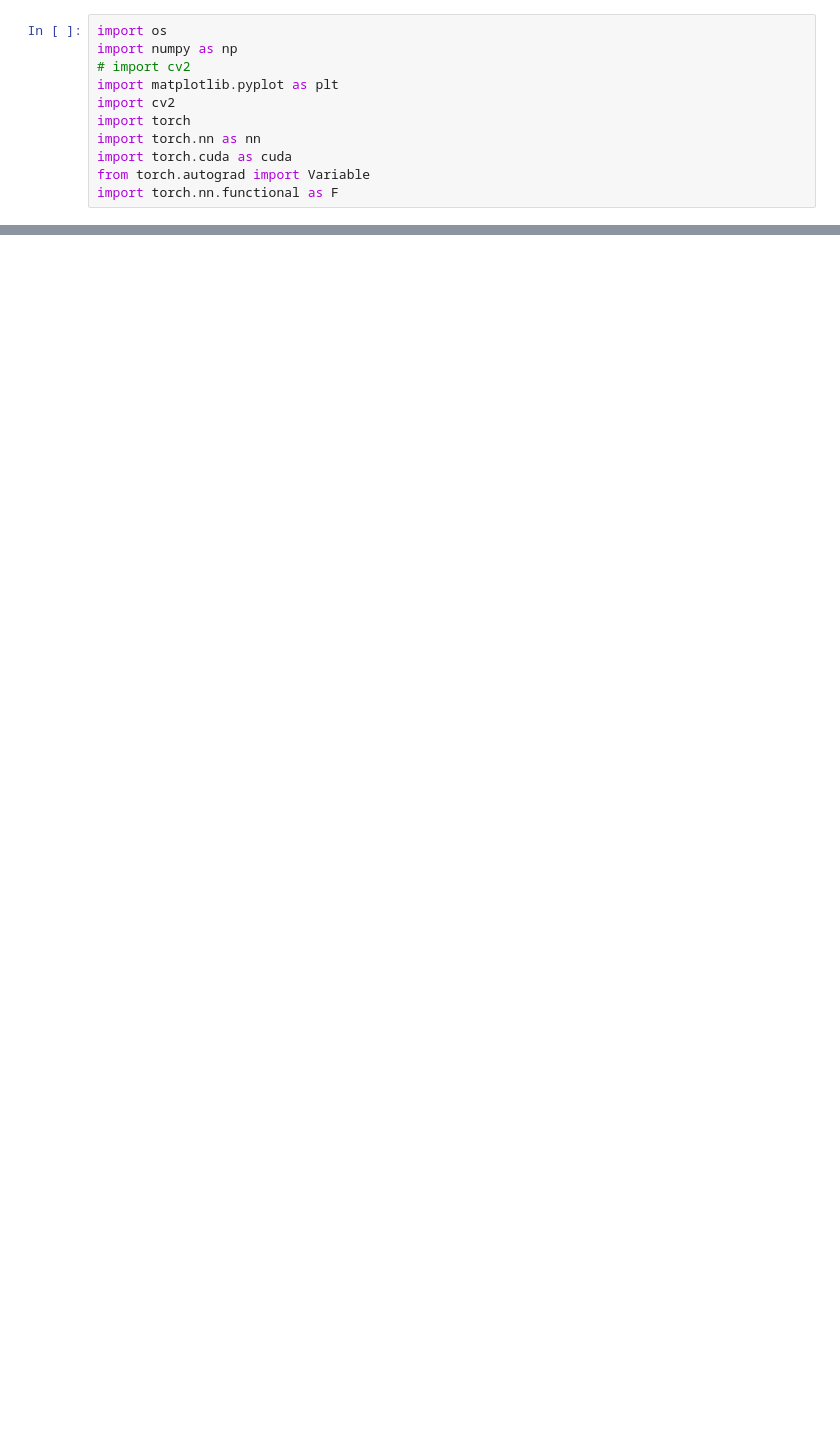
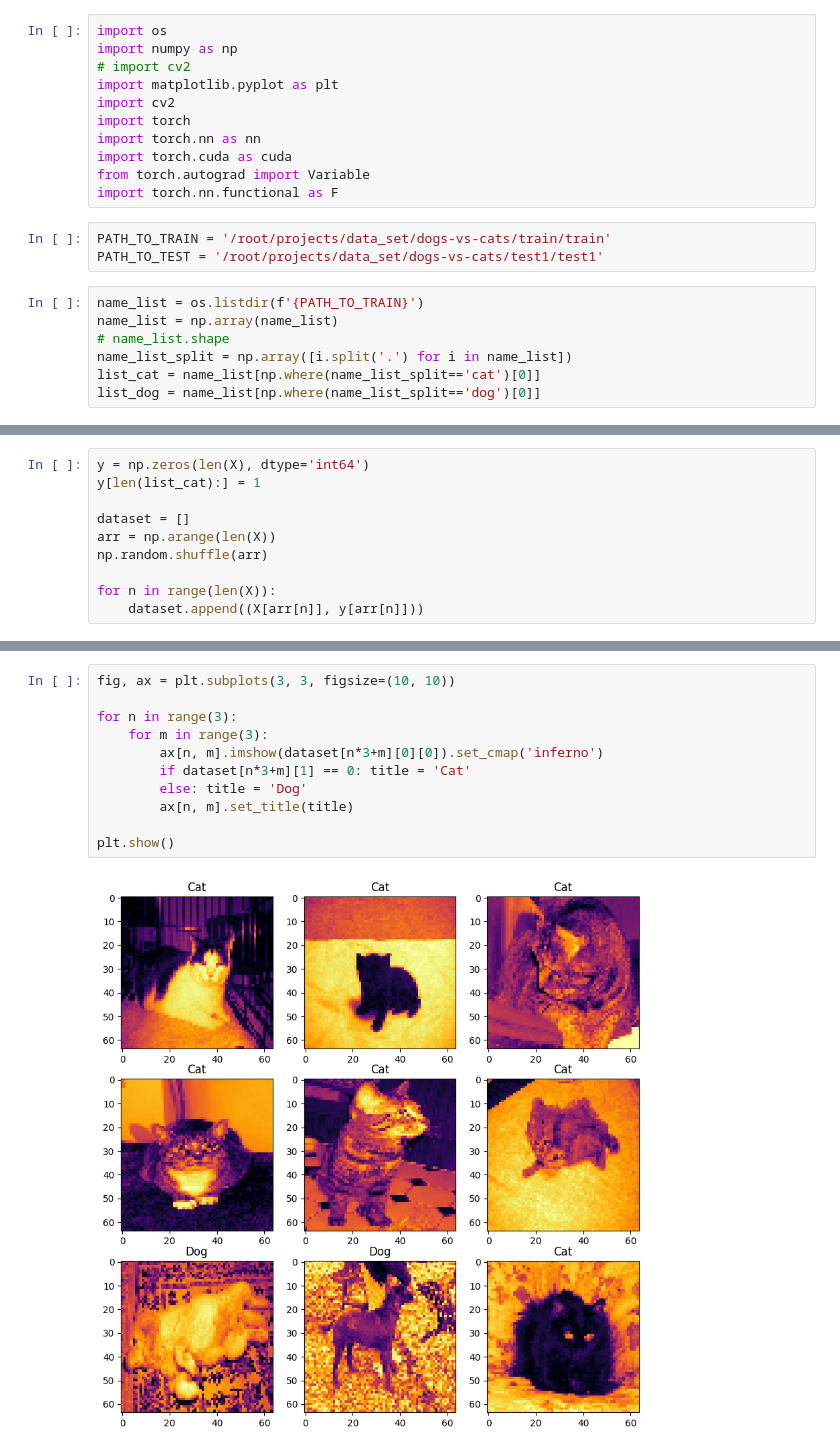
Before and after one commit to AtiChetsurakul/DataScienceDockerEnv, a Jupyter notebook: LectureSrcAndNoteBook/MLaug22/ML2022-09-Deep learning II/09-DeepLearning-II.ipynb, the cells around one changed output, grey strips where cells are left out. Drawn from its saved outputs; the diff is of its cells as text; blank space fills up the shorter version.

```diff
--- a/LectureSrcAndNoteBook/MLaug22/ML2022-09-Deep learning II/09-DeepLearning-II.ipynb
+++ b/LectureSrcAndNoteBook/MLaug22/ML2022-09-Deep learning II/09-DeepLearning-II.ipynb
@@ -806,3 +809,13 @@ import torch.nn as nn
 import torch.cuda as cuda
 from torch.autograd import Variable
 import torch.nn.functional as F
+# %%
+PATH_TO_TRAIN = '/root/projects/data_set/dogs-vs-cats/train/train'
+PATH_TO_TEST = '/root/projects/data_set/dogs-vs-cats/test1/test1'
+# %%
+name_list = os.listdir(f'{PATH_TO_TRAIN}')
+name_list = np.array(name_list)
+# name_list.shape
+name_list_split = np.array([i.split('.') for i in name_list])
+list_cat = name_list[np.where(name_list_split=='cat')[0]]
+list_dog = name_list[np.where(name_list_split=='dog')[0]]
@@ -808,0 +870,10 @@ import torch.nn.functional as F
+# %%
+y = np.zeros(len(X), dtype='int64')
+y[len(list_cat):] = 1
+
+dataset = []
+arr = np.arange(len(X))
+np.random.shuffle(arr)
+
+for n in range(len(X)):
+    dataset.append((X[arr[n]], y[arr[n]]))
@@ -808,0 +882,13 @@ import torch.nn.functional as F
+# %%
+fig, ax = plt.subplots(3, 3, figsize=(10, 10))
+
+for n in range(3):
+    for m in range(3):
+        ax[n, m].imshow(dataset[n*3+m][0][0]).set_cmap('inferno')
+        if dataset[n*3+m][1] == 0: title = 'Cat'
+        else: title = 'Dog'
+        ax[n, m].set_title(title)
+
+plt.show()
+# %% [output]
+[figure, added]
```
Also changed, not shown: parts of 18 cells of this notebook, 1 other file.
